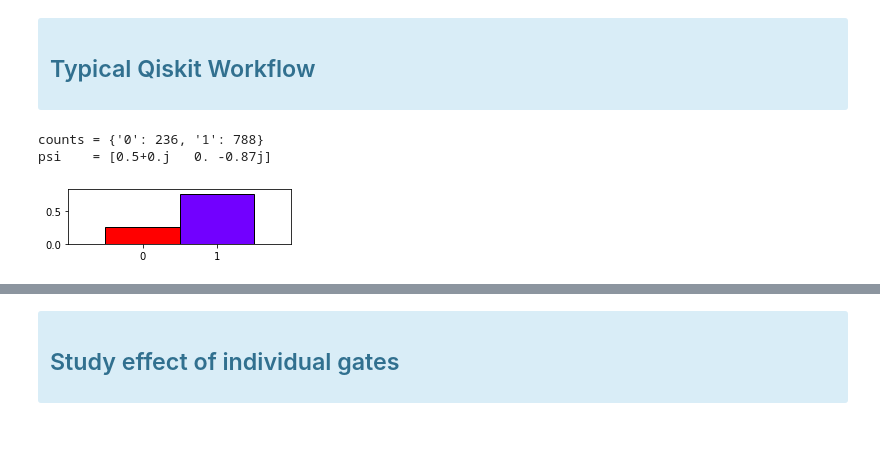
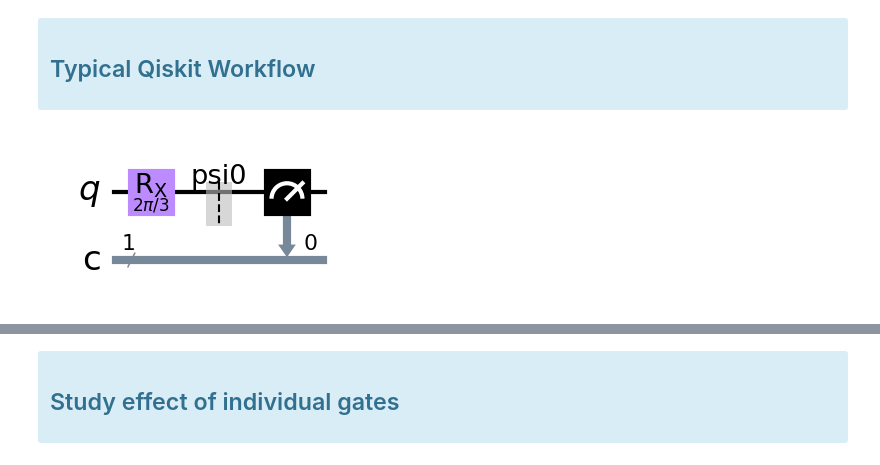
Before and after one commit to lohyenlee/phys492, a Jupyter notebook: qiskit2-Gates.ipynb, the cells around one changed output, grey strips where cells are left out. Cells and saved outputs as stored; diff of their text form; code cells hidden in the pictures; blank space fills up the shorter version.

```diff
--- a/qiskit2-Gates.ipynb
+++ b/qiskit2-Gates.ipynb
@@ -64,26 +64,14 @@ sim = qiskit_aer.AerSimulator()                         # run this line if you w
 #sim = qiskit_aer.AerSimulator.from_backend(vigoBackend) # uncomment and run if you want to use a noisy simulator based on IBM's Vigo machine
 # %% [markdown]
 <div class="alert alert-info"><h2>   Typical Qiskit Workflow </h2></div>
-# %%
-#======== Setup circuit
-cir = qiskit.QuantumCircuit(1,1)  # make circuit
-cir.rx (np.radians(120), 0)       # add gates
-cir.save_statevector('psi0')      # save statevector (if desired)
-cir.measure(0,0)                  # make measurements (if desired)
-#======== Run
-sim = qiskit.Aer.get_backend('aer_simulator_statevector')   # set up simulator
-exe = qiskit.transpile(cir,sim)   # compile
-job = sim.run(exe)                # run
-res = job.result()                # get result
-#psi = res.get_statevector(cir)        # this doesn't work in general
-psi = np.asarray(res.data() ['psi0'])  # workaround
-cts = res.get_counts()
-#======== Examine results
-print (f'counts = {cts}')
-print (f'psi    = {psi}')
-fig,ax = plt.subplots(figsize=(4,1))
-plotStateVector(psi,ax=ax)
-# %% [output]
-counts = {'0': 236, '1': 788}
-psi    = [0.5+0.j   0. -0.87j]
-[figure, removed]
+# %%
+#======== Setup circuit
+cir = qiskit.QuantumCircuit(1,1)  # make circuit
+cir.rx (np.radians(120), 0)       # add gates
+cir.save_statevector('psi0')      # save statevector (if desired)
+cir.measure(0,0)                  # make measurements (if desired)
+#======== Draw circuit
+fig,ax = plt.subplots(figsize=(8,3))
+cir.draw ('mpl',ax=ax)
+# %% [output]
+[figure, added]
```
Also changed, not shown: parts of 5 cells of this notebook, 3 other files.
